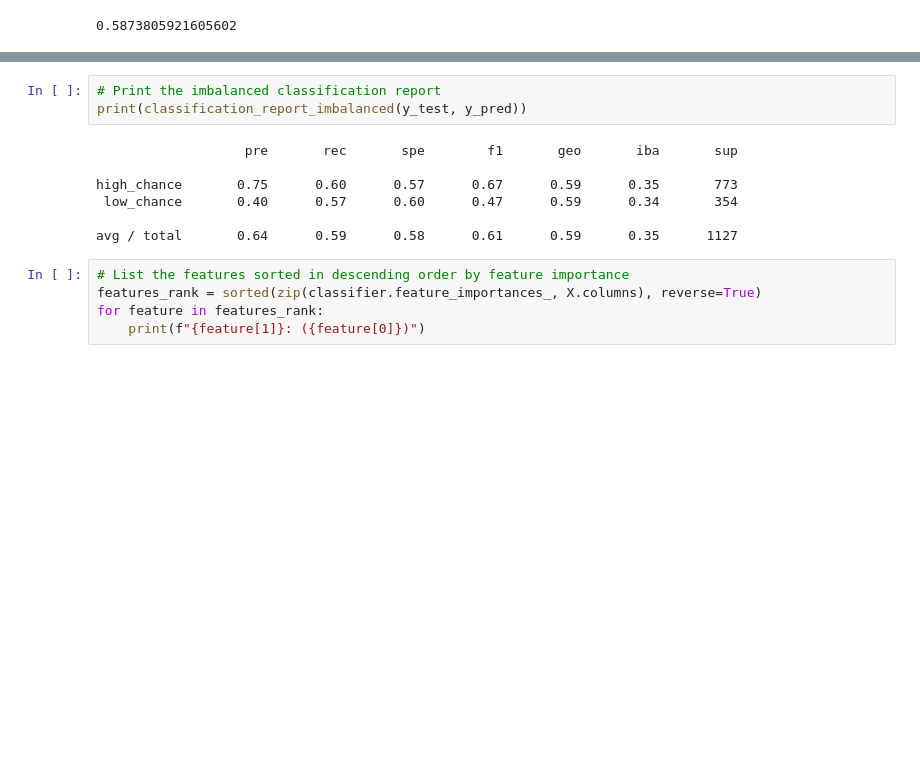
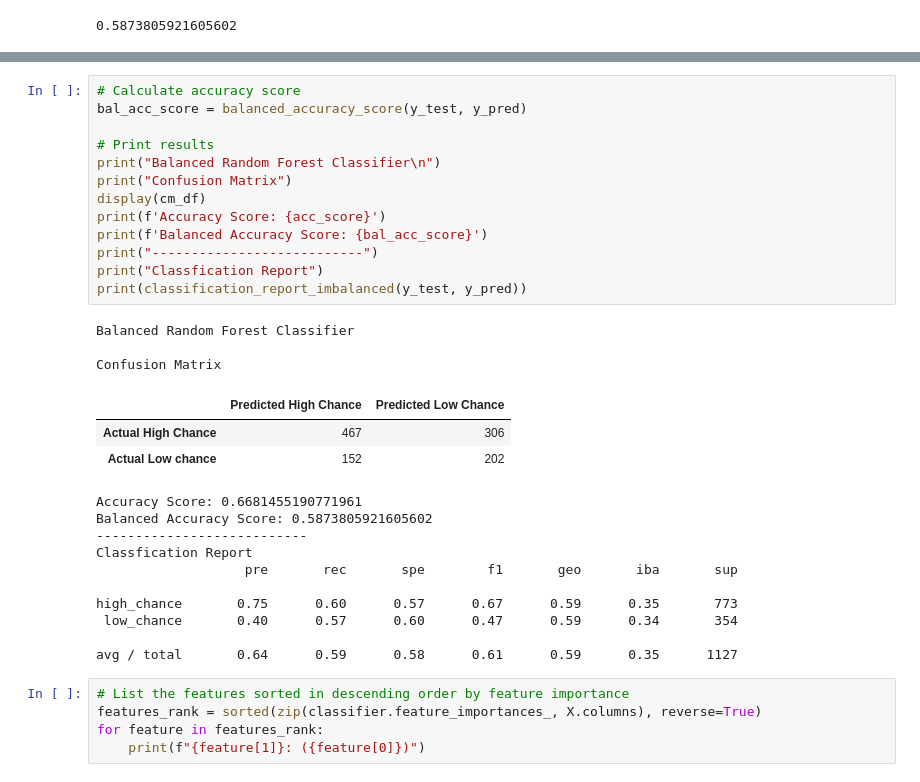
Before and after one commit to AnneLonero/Clinical_Trials_Research_Project, a Jupyter notebook: Supervised Machine Learning Models/ivs_vs_obs_Machine_Learning.ipynb, the cells around one changed output, grey strips where cells are left out. Cells and saved outputs as stored; diff of their text form; blank space fills up the shorter version.

```diff
--- a/Supervised Machine Learning Models/ivs_vs_obs_Machine_Learning.ipynb
+++ b/Supervised Machine Learning Models/ivs_vs_obs_Machine_Learning.ipynb
@@ -199,13 +246,33 @@ cm_df
 # %%
-# Print the imbalanced classification report
+# Calculate accuracy score
+bal_acc_score = balanced_accuracy_score(y_test, y_pred)
+
+# Print results
+print("Balanced Random Forest Classifier\n")
+print("Confusion Matrix")
+display(cm_df)
+print(f'Accuracy Score: {acc_score}')
+print(f'Balanced Accuracy Score: {bal_acc_score}')
+print("---------------------------")
+print("Classfication Report")
 print(classification_report_imbalanced(y_test, y_pred))
 # %% [output]
-                   pre       rec       spe        f1       geo       iba       sup
+Balanced Random Forest Classifier
 
-high_chance       0.75      0.60      0.57      0.67      0.59      0.35       773
- low_chance       0.40      0.57      0.60      0.47      0.59      0.34       354
-
-avg / total       0.64      0.59      0.58      0.61      0.59      0.35      1127
+Confusion Matrix
+|  | Predicted High Chance | Predicted Low Chance |
+| Actual High Chance | 467 | 306 |
+| Actual Low chance | 152 | 202 |
+Accuracy Score: 0.6681455190771961
+Balanced Accuracy Score: 0.5873805921605602
+---------------------------
+Classfication Report
+                   pre       rec       spe        f1       geo       iba       sup
+
+high_chance       0.75      0.60      0.57      0.67      0.59      0.35       773
+ low_chance       0.40      0.57      0.60      0.47      0.59      0.34       354
+
+avg / total       0.64      0.59      0.58      0.61      0.59      0.35      1127
 # %%
 # List the features sorted in descending order by feature importance
 features_rank = sorted(zip(classifier.feature_importances_, X.columns), reverse=True)
```
Also changed, not shown: parts of 19 cells of this notebook, 14 other files.
